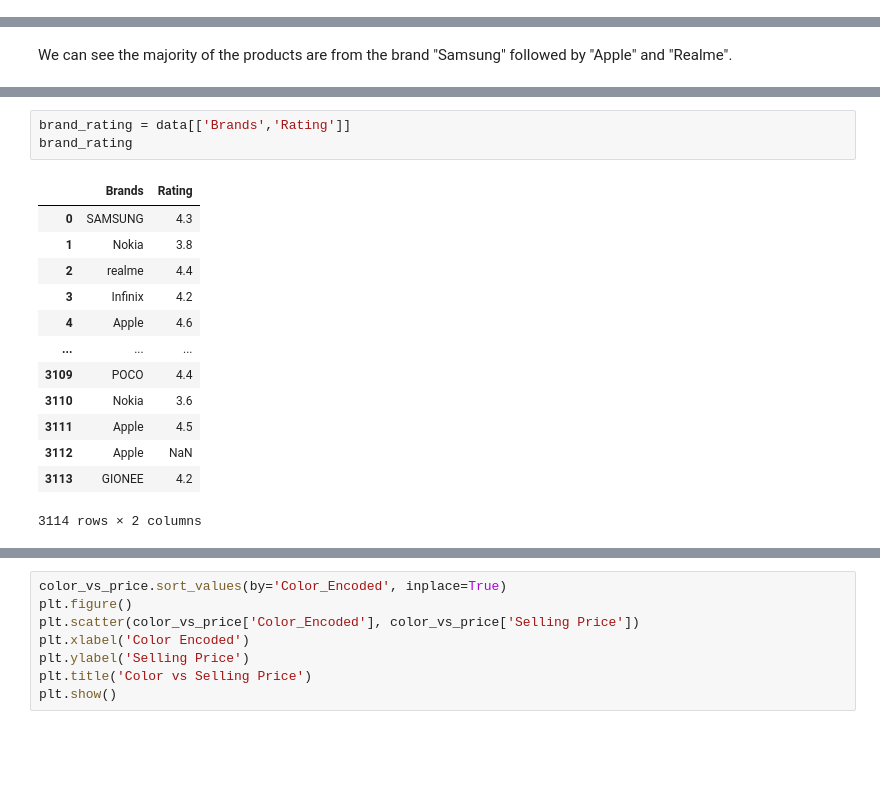
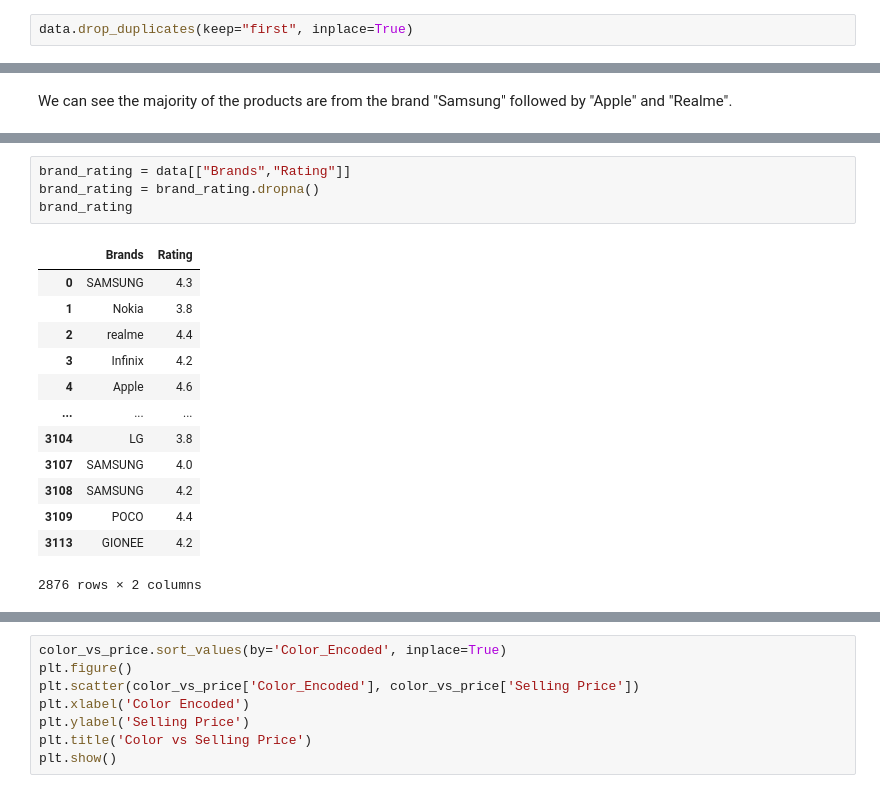
Before and after one commit to Vahsir7/EDA, a Jupyter notebook: mobile_sales/analysis.ipynb, the cells around one changed output, grey strips where cells are left out. Saved outputs shown, nothing was run; the diff lists cells and outputs as text; blank space fills up the shorter version.

```diff
--- a/mobile_sales/analysis.ipynb
+++ b/mobile_sales/analysis.ipynb
@@ -59,3 +59,5 @@ data.describe(include='object')
 data.duplicated().sum()
 # %% [output]
 108
+# %%
+data.drop_duplicates(keep="first", inplace=True)
@@ -158,17 +248,18 @@ We can see **samsumg** has the most number of models in the dataset.
 # %%
-brand_rating = data[['Brands','Rating']]
+brand_rating = data[["Brands","Rating"]]
+brand_rating = brand_rating.dropna()
 brand_rating
 # %% [output]
 |  | Brands | Rating |
 | 0 | SAMSUNG | 4.3 |
 | 1 | Nokia | 3.8 |
 | 2 | realme | 4.4 |
 | 3 | Infinix | 4.2 |
 | 4 | Apple | 4.6 |
 | ... | ... | ... |
+| 3104 | LG | 3.8 |
+| 3107 | SAMSUNG | 4.0 |
+| 3108 | SAMSUNG | 4.2 |
 | 3109 | POCO | 4.4 |
-| 3110 | Nokia | 3.6 |
-| 3111 | Apple | 4.5 |
-| 3112 | Apple | NaN |
 | 3113 | GIONEE | 4.2 |
-3114 rows × 2 columns
+2876 rows × 2 columns
```
Also changed, not shown: parts of 29 cells of this notebook, 1 other file.
